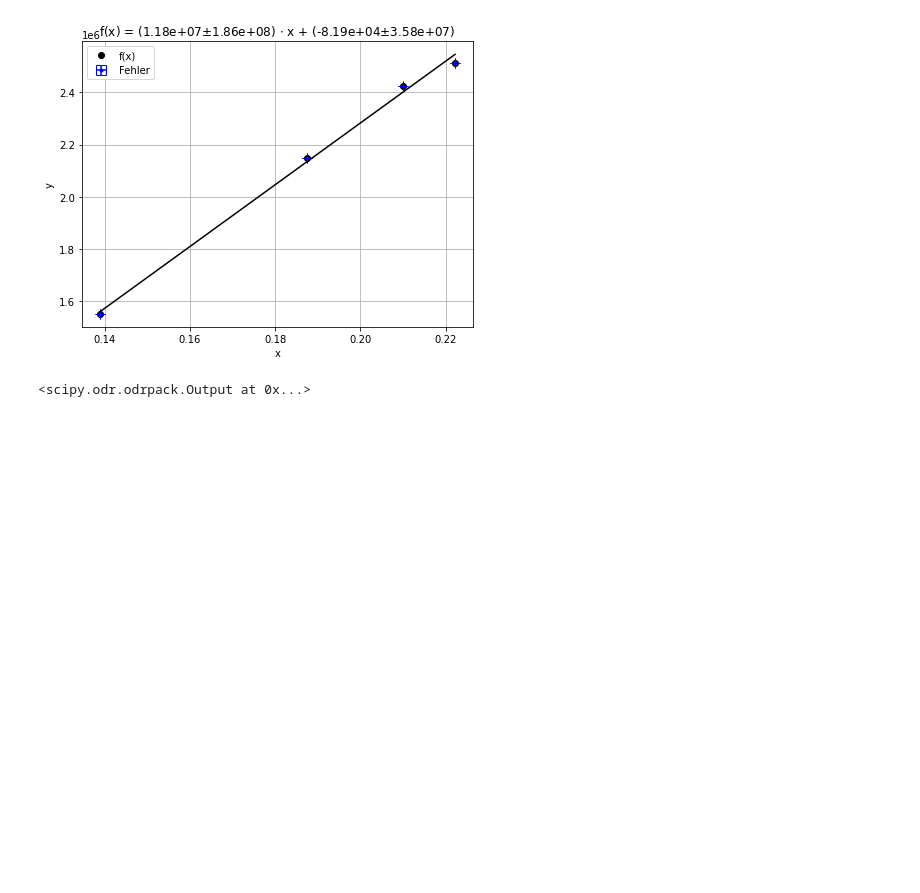
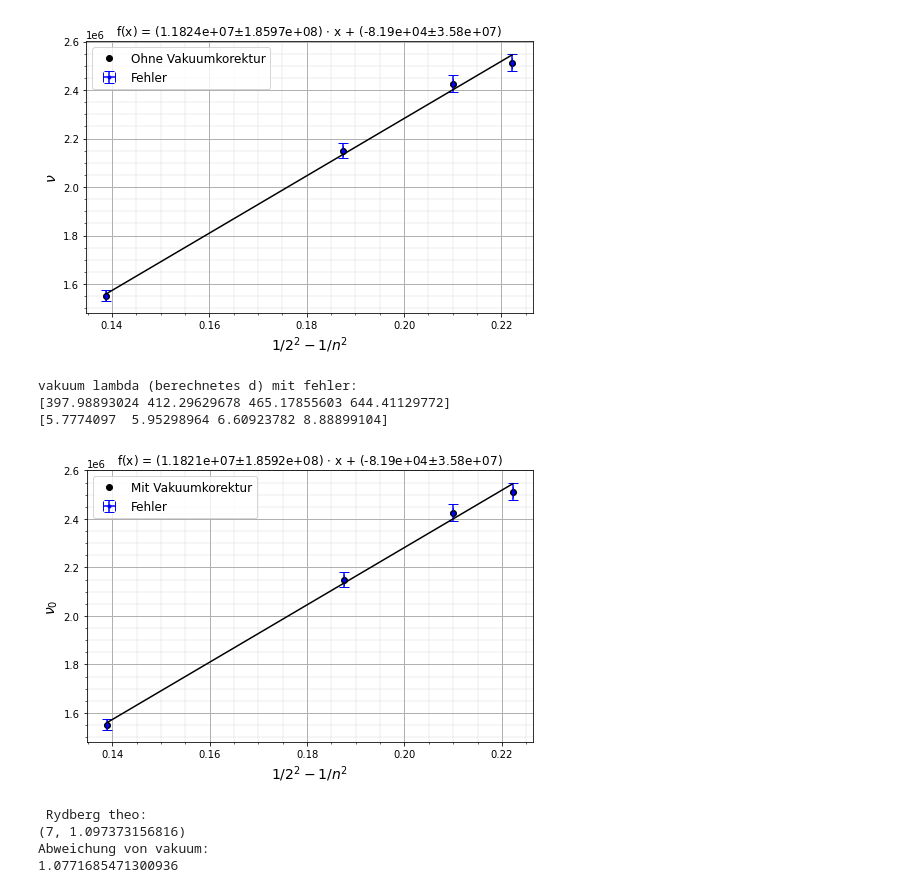
Before and after one commit to Alex-Adam25/python, a Jupyter notebook: Experiment_AS1/plot.ipynb, the cells around one changed output. Saved outputs shown, nothing was run; the diff lists cells and outputs as text; code cells hidden in the pictures; blank space fills up the shorter version.

```diff
--- a/Experiment_AS1/plot.ipynb
+++ b/Experiment_AS1/plot.ipynb
@@ -54,29 +83,59 @@ hr=hrg+hrm/60
 #Justage:
 hr=(360-hr)
 
+#Fehler vom winkel:
+hl_err=hr_err=m_err/60
+h_err=(hl_err)*np.sqrt(1/2)
+
 h=(hl+hr)/2
+print("Winkel alpha:")
 print(h)
-#Wellenlängen:
-#berechnet d:
-print("berechnetes d")
+
+#Wellenlängen berechnen mit d:
+
 hlam=d*np.sin(np.deg2rad(h))
+
+sin_h_err=np.cos(np.deg2rad(h))*np.deg2rad(h_err)
+hlam_err=np.sqrt((d_err*np.sin(np.deg2rad(h)))**2+(d*sin_h_err)**2)
+
+print("\nerrechnete Wellenlängen(eigenes d) mit fehler")
 print(hlam*1e9)
-#theoretisches d
-print("theoreitsches d")
-hlamt=dt*np.sin(np.deg2rad(h))
-print(hlamt*1e9)
-#Wikipedia
-print("wikipedia lambda")
-hlam_wiki=np.array([410.1735,434.045,486.132,656.278])*1e-9
-print(hlam_wiki*1e9)
+print(hlam_err*1e9)
 
-print("vakuum lambda (berechnetes d):")
-hlam_vac=hlam*(1+2.9e-4)
-print(hlam_vac*1e9)
+hnu=1/hlam
+hnu_err=hlam_err/hlam**2
 
 nm=np.array([1/2**2-1/(i)**2 for i in range(6,2,-1)])
-#Häääääääääää warum flip
-#nm=np.flip(nm)
-print(nm)
-zeichnen(x=nm,y=1/hlam_vac,scientific=[2,2],beta0=[-1e7,2.5e6],odr=True)
+
+
+zeichnen(x=nm,y=hnu,y_err=hnu_err,scientific=[4,2],beta0=[-1e7,2.5e6],label="Ohne Vakuumkorektur"
+         ,xlabel=r"$1/2^2-1/n^2$",  ylabel=r"$\nu$")
+
+
+if False:
+
+    #theoretisches d
+    print("theoreitsches d")
+    hlamt=dt*np.sin(np.deg2rad(h))
+    print(hlamt*1e9)
+    #Wikipedia
+    print("wikipedia lambda")
+    hlam_wiki=np.array([410.1735,434.045,486.132,656.278])*1e-9
+    print(hlam_wiki*1e9)
+
+print("vakuum lambda (berechnetes d) mit fehler:")
+nbrechindex=(1+2.9e-4)
+hlam_vac=hlam*nbrechindex
+hlam_vac_err=nbrechindex*hlam_err
+print(hlam_vac*1e9)
+print(hlam_vac_err*1e9)
+hnu_vac=1/hlam_vac
+hnu_vac_err=hlam_vac_err/hlam_vac**2
+
+ryd=zeichnen(x=nm,y=hnu_vac,y_err=hnu_vac_err,scientific=[4,2],beta0=[-1e7,2.5e6],label="Mit Vakuumkorektur"
+         ,xlabel=r"$1/2^2-1/n^2$",  ylabel=r"$\nu_0$")
+print("\n Rydberg theo:")
+print(split(cons.Rydberg))
+print("Abweichung von vakuum:")
+print(ryd.beta[0]/cons.Rydberg)
 # %% [output]
@@ -93,2 +148,9 @@ vakuum lambda (berechnetes d):
-[figure, old version]
+[figure, new version]
-<scipy.odr.odrpack.Output at 0x...>
+vakuum lambda (berechnetes d) mit fehler:
+[397.98893024 412.29629678 465.17855603 644.41129772]
+[5.7774097  5.95298964 6.60923782 8.88899104]
+[figure, added]
+ Rydberg theo:
+(7, 1.097373156816)
+Abweichung von vakuum:
+1.0771685471300936
```
Also changed, not shown: parts of 3 cells of this notebook, 1 other file.
